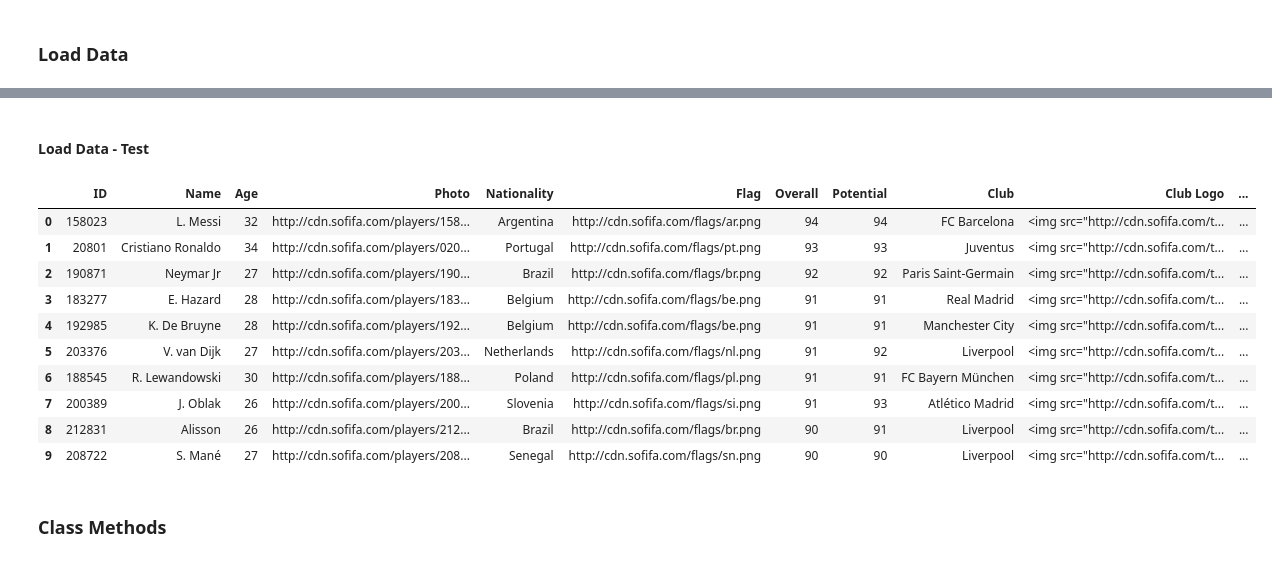
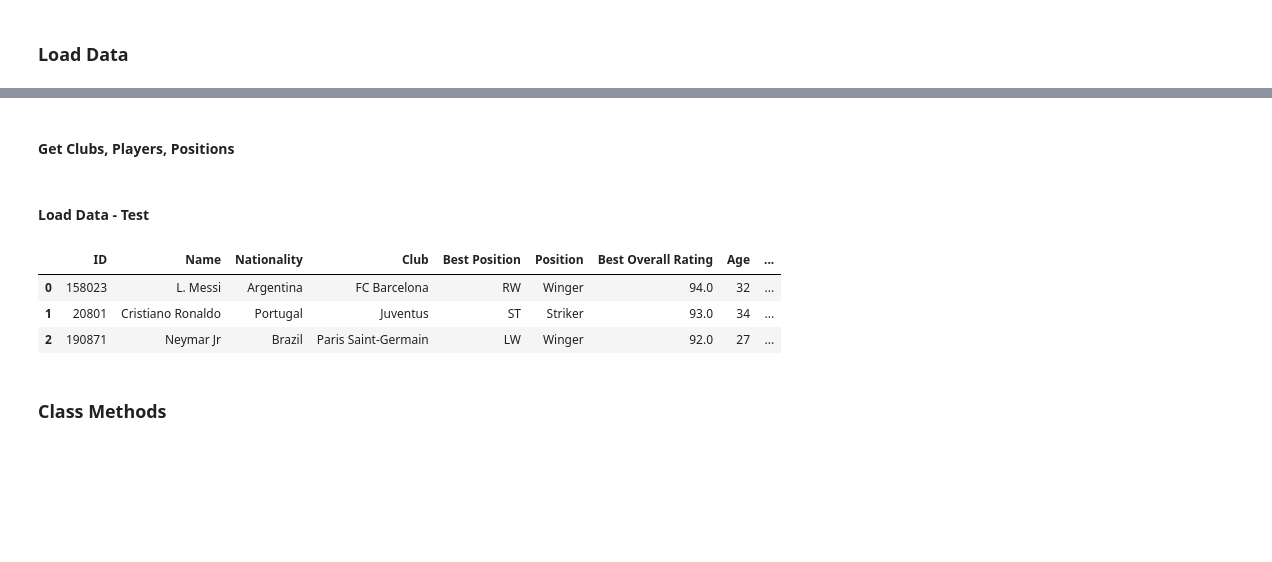
Before and after one commit to gokulnathperiasamy/FIFA2020_DataAnalysis, a Jupyter notebook: Notebook/FIFA2020DataAnalysis.ipynb, the cells around one changed output, grey strips where cells are left out. Cells and saved outputs as stored; diff of their text form; code cells hidden in the pictures; blank space fills up the shorter version.

```diff
--- a/Notebook/FIFA2020DataAnalysis.ipynb
+++ b/Notebook/FIFA2020DataAnalysis.ipynb
@@ -26,6 +34,20 @@ def convert_to_http(path):
 # %%
 def convert_to_html_image(path):
     return '<img src="' + path + '"/>'
+# %%
+def update_player_position(best_position):
+    if best_position in goal_keeper:
+        return "GoalKeeper"
+    elif best_position in defender:
+        return "Defender"
+    elif best_position in midfielder:
+        return "Midfielder"
+    elif best_position in winger:
+        return "Winger"
+    elif best_position in striker:
+        return "Striker"
+    else:
+        return "NA"
 # %% [markdown]
 #### Helper Methods - Test
 # %%
@@ -45,6 +67,5 @@ original_player_data = pd.read_csv("../DataSource/FIFA20_Official_Data.csv").sor
 # %%
 original_player_data['Photo'] = original_player_data['Photo'].map(lambda path: convert_to_http(path))
 original_player_data['Flag'] = original_player_data['Flag'].map(lambda path: convert_to_http(path))
-original_player_data['Club Logo'] = original_player_data['Club Logo'].map(lambda path: convert_to_http(path))
+original_player_data['Club Logo'] = original_player_data['Club Logo'].map(lambda path: convert_to_html_image(convert_to_http(path)))
+original_player_data['Position'] = original_player_data[['Position', 'Best Position']].apply(lambda row: update_player_position(row['Best Position']), axis=1)
-# %%
-original_player_data['Club Logo'] = original_player_data['Club Logo'].map(lambda path: convert_to_html_image(path))
@@ -51,3 +74,7 @@ original_player_data['Club Logo'] = original_player_data['Club Logo'].map(lambda
+# %%
+original_player_data = original_player_data[['ID', 'Name', 'Nationality', 'Club', 'Best Position', 'Position', 'Best Overall Rating', 'Age', 'Value', 'Wage', 'Joined', 'Contract Valid Until', 'Release Clause', 'Overall', 'Potential', 'Height', 'Weight', 'Preferred Foot', 'Photo', 'Flag', 'Club Logo', 'Special', 'International Reputation', 'Weak Foot', 'Skill Moves', 'Work Rate', 'Body Type', 'Real Face', 'Jersey Number', 'Loaned From', 'Crossing', 'Finishing', 'HeadingAccuracy', 'ShortPassing', 'Volleys', 'Dribbling', 'Curve', 'FKAccuracy', 'LongPassing', 'BallControl', 'Acceleration', 'SprintSpeed', 'Agility', 'Reactions', 'Balance', 'ShotPower', 'Jumping', 'Stamina', 'Strength', 'LongShots', 'Aggression', 'Interceptions', 'Positioning', 'Vision', 'Penalties', 'Composure', 'Marking', 'StandingTackle', 'SlidingTackle', 'GKDiving', 'GKHandling', 'GKKicking', 'GKPositioning', 'GKReflexes', 'DefensiveAwareness']]
+# %% [markdown]
+#### Get Clubs, Players, Positions
 # %%
 list_of_clubs = pd.DataFrame({'Club': original_player_data["Club"].unique()}).sort_values(by=['Club']).reset_index(drop=True)
 # %%
@@ -55,19 +84,12 @@ list_of_players = pd.DataFrame({'ID': original_player_data["ID"], 'Name': origin
 # %% [markdown]
 #### Load Data - Test
 # %%
-original_player_data.head(10)
+original_player_data.head(3)
 # %% [output]
-|  | ID | Name | Age | Photo | Nationality | Flag | Overall | Potential | Club | Club Logo | ... |
-| 0 | 158023 | L. Messi | 32 | http://cdn.sofifa.com/players/158... | Argentina | http://cdn.sofifa.com/flags/ar.png | 94 | 94 | FC Barcelona | <img src="http://cdn.sofifa.com/t... | ... |
-| 1 | 20801 | Cristiano Ronaldo | 34 | http://cdn.sofifa.com/players/020... | Portugal | http://cdn.sofifa.com/flags/pt.png | 93 | 93 | Juventus | <img src="http://cdn.sofifa.com/t... | ... |
-| 2 | 190871 | Neymar Jr | 27 | http://cdn.sofifa.com/players/190... | Brazil | http://cdn.sofifa.com/flags/br.png | 92 | 92 | Paris Saint-Germain | <img src="http://cdn.sofifa.com/t... | ... |
-| 3 | 183277 | E. Hazard | 28 | http://cdn.sofifa.com/players/183... | Belgium | http://cdn.sofifa.com/flags/be.png | 91 | 91 | Real Madrid | <img src="http://cdn.sofifa.com/t... | ... |
-| 4 | 192985 | K. De Bruyne | 28 | http://cdn.sofifa.com/players/192... | Belgium | http://cdn.sofifa.com/flags/be.png | 91 | 91 | Manchester City | <img src="http://cdn.sofifa.com/t... | ... |
-| 5 | 203376 | V. van Dijk | 27 | http://cdn.sofifa.com/players/203... | Netherlands | http://cdn.sofifa.com/flags/nl.png | 91 | 92 | Liverpool | <img src="http://cdn.sofifa.com/t... | ... |
-| 6 | 188545 | R. Lewandowski | 30 | http://cdn.sofifa.com/players/188... | Poland | http://cdn.sofifa.com/flags/pl.png | 91 | 91 | FC Bayern München | <img src="http://cdn.sofifa.com/t... | ... |
-| 7 | 200389 | J. Oblak | 26 | http://cdn.sofifa.com/players/200... | Slovenia | http://cdn.sofifa.com/flags/si.png | 91 | 93 | Atlético Madrid | <img src="http://cdn.sofifa.com/t... | ... |
-| 8 | 212831 | Alisson | 26 | http://cdn.sofifa.com/players/212... | Brazil | http://cdn.sofifa.com/flags/br.png | 90 | 91 | Liverpool | <img src="http://cdn.sofifa.com/t... | ... |
-| 9 | 208722 | S. Mané | 27 | http://cdn.sofifa.com/players/208... | Senegal | http://cdn.sofifa.com/flags/sn.png | 90 | 90 | Liverpool | <img src="http://cdn.sofifa.com/t... | ... |
+|  | ID | Name | Nationality | Club | Best Position | Position | Best Overall Rating | Age | ... |
+| 0 | 158023 | L. Messi | Argentina | FC Barcelona | RW | Winger | 94.0 | 32 | ... |
+| 1 | 20801 | Cristiano Ronaldo | Portugal | Juventus | ST | Striker | 93.0 | 34 | ... |
+| 2 | 190871 | Neymar Jr | Brazil | Paris Saint-Germain | LW | Winger | 92.0 | 27 | ... |
 # %% [markdown]
 ### Class Methods
 # %%
```
Also changed, not shown: parts of 11 cells of this notebook.
